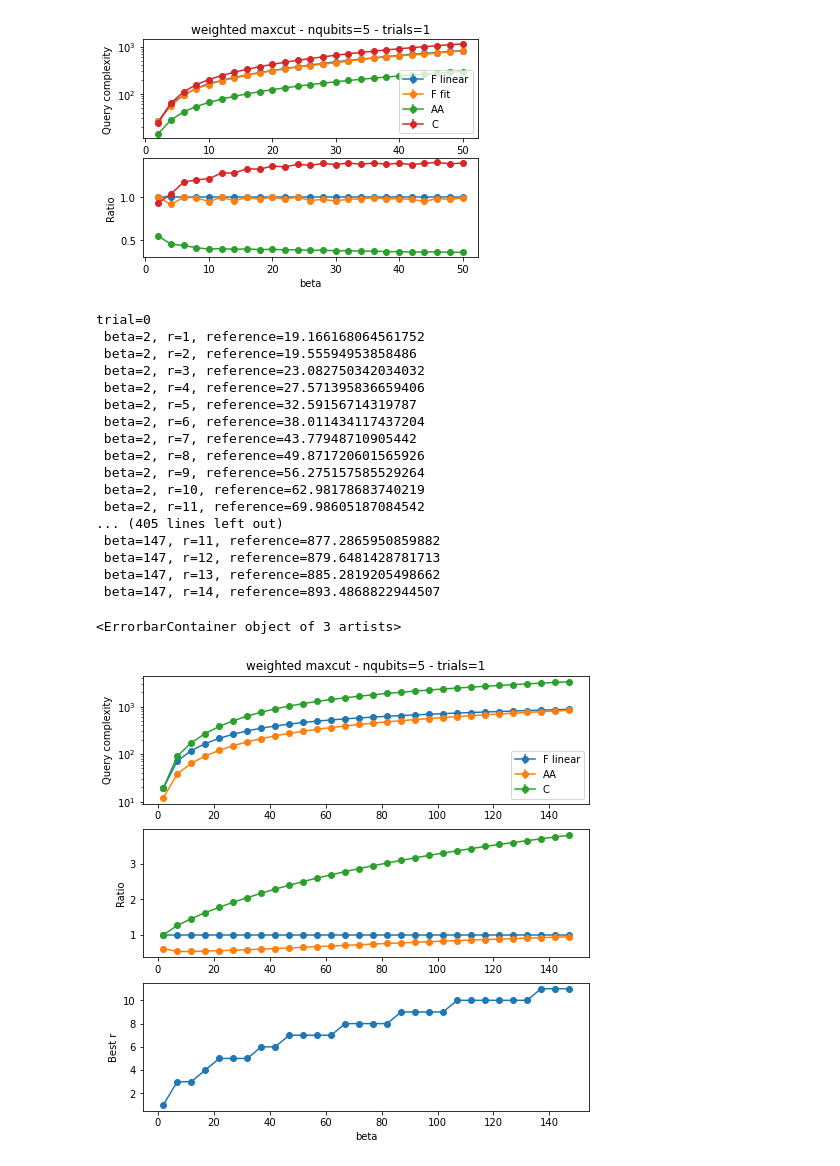
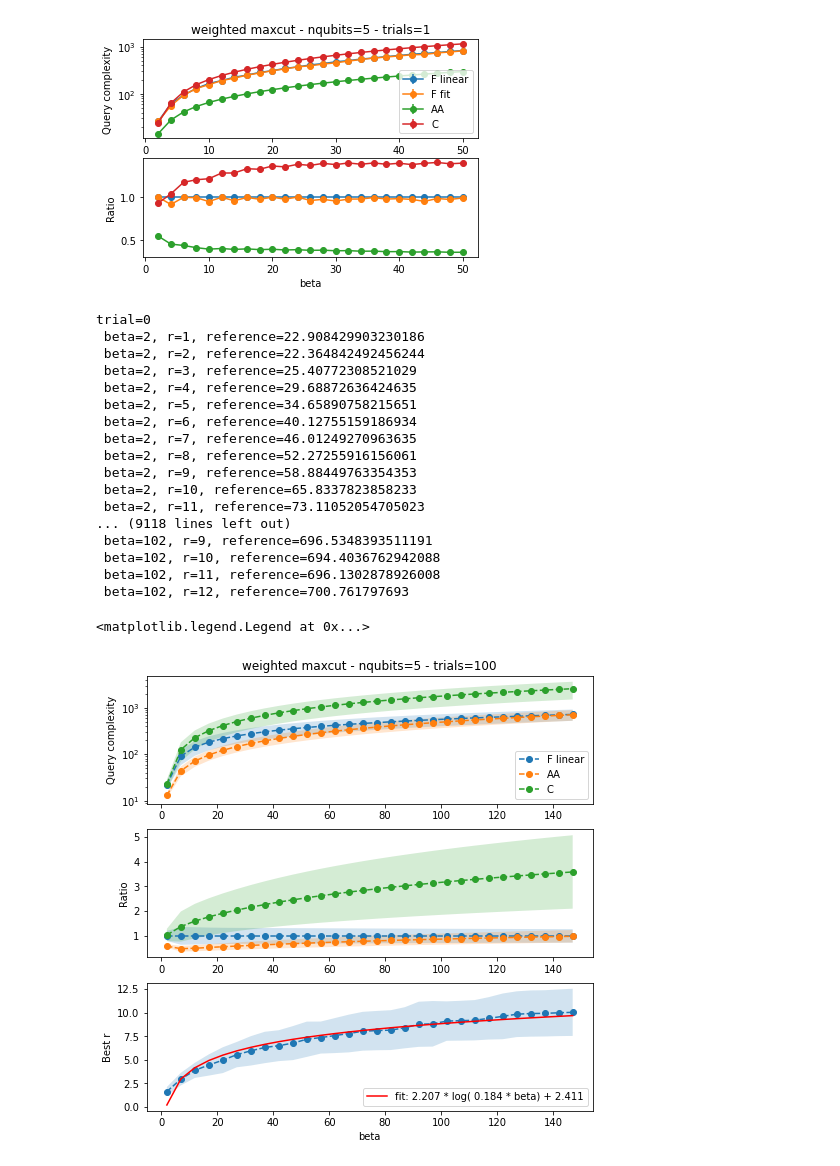
Before and after one commit to scarrazza/QITE, a Jupyter notebook: crosscheck.ipynb, the cells around one changed output. Drawn from its saved outputs; the diff is of its cells as text; code cells hidden in the pictures.

```diff
--- a/crosscheck.ipynb
+++ b/crosscheck.ipynb
@@ -598,7 +599,7 @@ plt.savefig('avg_maxcut_nqubits%d_pol5.png' % (nqubits), bbox_inches='tight')
 [figure]
 # %%
 # setup
-ntrials = 1
+ntrials = 100
 nqubits = 5
 npol = 5
 
@@ -642,45 +643,53 @@ for nt in range(ntrials):
         bestr[ii][nt] = r_range[np.argmin(values)]
 # %% [output]
 trial=0
- beta=2, r=1, reference=19.166168064561752
- beta=2, r=2, reference=19.55594953858486
- beta=2, r=3, reference=23.082750342034032
- beta=2, r=4, reference=27.571395836659406
- beta=2, r=5, reference=32.59156714319787
- beta=2, r=6, reference=38.011434117437204
- beta=2, r=7, reference=43.77948710905442
- beta=2, r=8, reference=49.871720601565926
- beta=2, r=9, reference=56.275157585529264
- beta=2, r=10, reference=62.98178683740219
- beta=2, r=11, reference=69.98605187084542
-... (405 lines left out)
- beta=147, r=11, reference=877.2865950859882
- beta=147, r=12, reference=879.6481428781713
- beta=147, r=13, reference=885.2819205498662
- beta=147, r=14, reference=893.4868822944507
+ beta=2, r=1, reference=22.908429903230186
+ beta=2, r=2, reference=22.364842492456244
+ beta=2, r=3, reference=25.40772308521029
+ beta=2, r=4, reference=29.68872636424635
+ beta=2, r=5, reference=34.65890758215651
+ beta=2, r=6, reference=40.12755159186934
+ beta=2, r=7, reference=46.01249270963635
+ beta=2, r=8, reference=52.27255916156061
+ beta=2, r=9, reference=58.88449763354353
+ beta=2, r=10, reference=65.8337823858233
+ beta=2, r=11, reference=73.11052054705023
+... (9118 lines left out)
+ beta=102, r=9, reference=696.5348393511191
+ beta=102, r=10, reference=694.4036762942088
+ beta=102, r=11, reference=696.1302878926008
+ beta=102, r=12, reference=700.761797693
 # %%
+def plot_band(axs, x, cv, std, label=None):
+    axs.plot(x, cv, 'o--',label=label)
+    axs.fill_between(x, cv-std, cv+std, alpha=0.2)
+
 fig, axs = plt.subplots(3, figsize=(8,8))
 axs[0].set_title('weighted maxcut - nqubits=%d - trials=%d' % (nqubits, ntrials))
-axs[0].errorbar(beta_range, np.mean(qref, axis=1),
-             yerr=np.std(qref, axis=1), marker='o', label='F linear')
-axs[0].errorbar(beta_range, np.nanmean(qampl, axis=1),
-             yerr=np.nanstd(qampl, axis=1), marker='o', label='AA')
-axs[0].errorbar(beta_range, np.nanmean(qc, axis=1),
-             yerr=np.nanstd(qc, axis=1), marker='o', label='C')
+plot_band(axs[0], beta_range, np.mean(qref, axis=1), np.std(qref, axis=1), label='F linear')
+plot_band(axs[0], beta_range, np.mean(qampl, axis=1), np.std(qampl, axis=1), label='AA')
+plot_band(axs[0], beta_range, np.mean(qc, axis=1), np.std(qc, axis=1), label='C')
 axs[0].set_yscale('log')
 axs[0].legend();
 axs[0].set_ylabel('Query complexity')
-axs[1].errorbar(beta_range, np.mean(qref, axis=1)/np.mean(qref, axis=1),
-             yerr=np.std(qref, axis=1)/np.mean(qref, axis=1), marker='o')
-axs[1].errorbar(beta_range, np.nanmean(qampl, axis=1)/np.mean(qref, axis=1),
-             yerr=np.nanstd(qampl, axis=1)/np.mean(qref, axis=1), marker='o')
-axs[1].errorbar(beta_range, np.nanmean(qc, axis=1)/np.mean(qref, axis=1),
-             yerr=np.nanstd(qc, axis=1)/np.mean(qref, axis=1), marker='o')
+
+plot_band(axs[1], beta_range, np.mean(qref, axis=1)/np.mean(qref, axis=1), np.std(qref, axis=1)/np.mean(qref, axis=1))
+plot_band(axs[1], beta_range, np.mean(qampl, axis=1)/np.mean(qref, axis=1), np.std(qampl, axis=1)/np.mean(qref, axis=1))
+plot_band(axs[1], beta_range, np.mean(qc, axis=1)/np.mean(qref, axis=1), np.std(qc, axis=1)/np.mean(qref, axis=1))
+
 axs[2].set_xlabel('beta')
 axs[1].set_ylabel('Ratio');
 
 axs[2].set_ylabel('Best r')
-axs[2].errorbar(beta_range, np.mean(bestr, axis=1),yerr=np.std(bestr, axis=1), marker='o')
+plot_band(axs[2], beta_range, np.mean(bestr, axis=1), np.std(bestr, axis=1))
+
+def func(x, a, b, c):
+    return a * np.log(np.abs(b) * x) + c
+
+popt, pcov = curve_fit(func, beta_range, np.mean(bestr, axis=1))
+axs[2].plot(beta_range, func(beta_range, *popt), 'r-',
+        label='fit: %5.3f * log( %5.3f * beta) + %5.3f' % tuple(popt))
+axs[2].legend(loc='lower right')
 # %% [output]
-<ErrorbarContainer object of 3 artists>
+<matplotlib.legend.Legend at 0x...>
-[figure, old version]
+[figure, new version]
```
Also changed, not shown: parts of 1 cell of this notebook.
